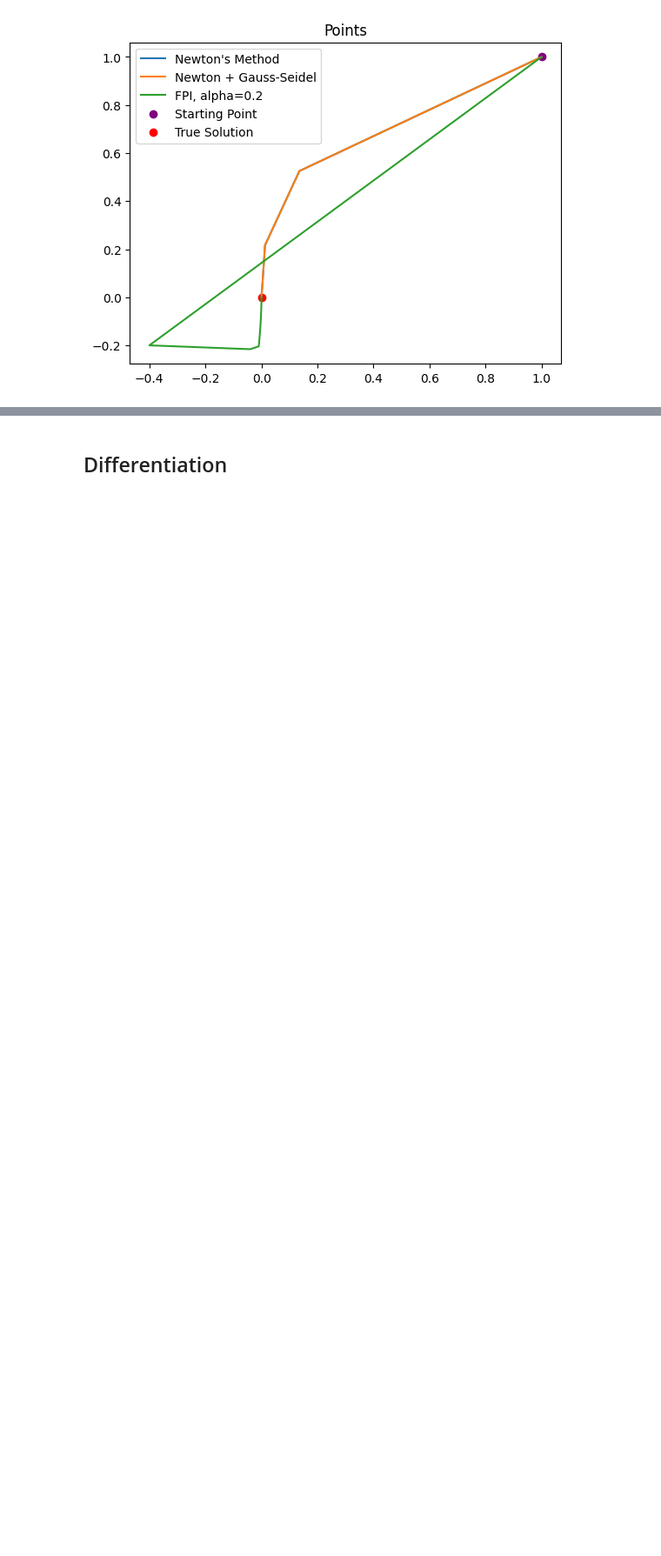
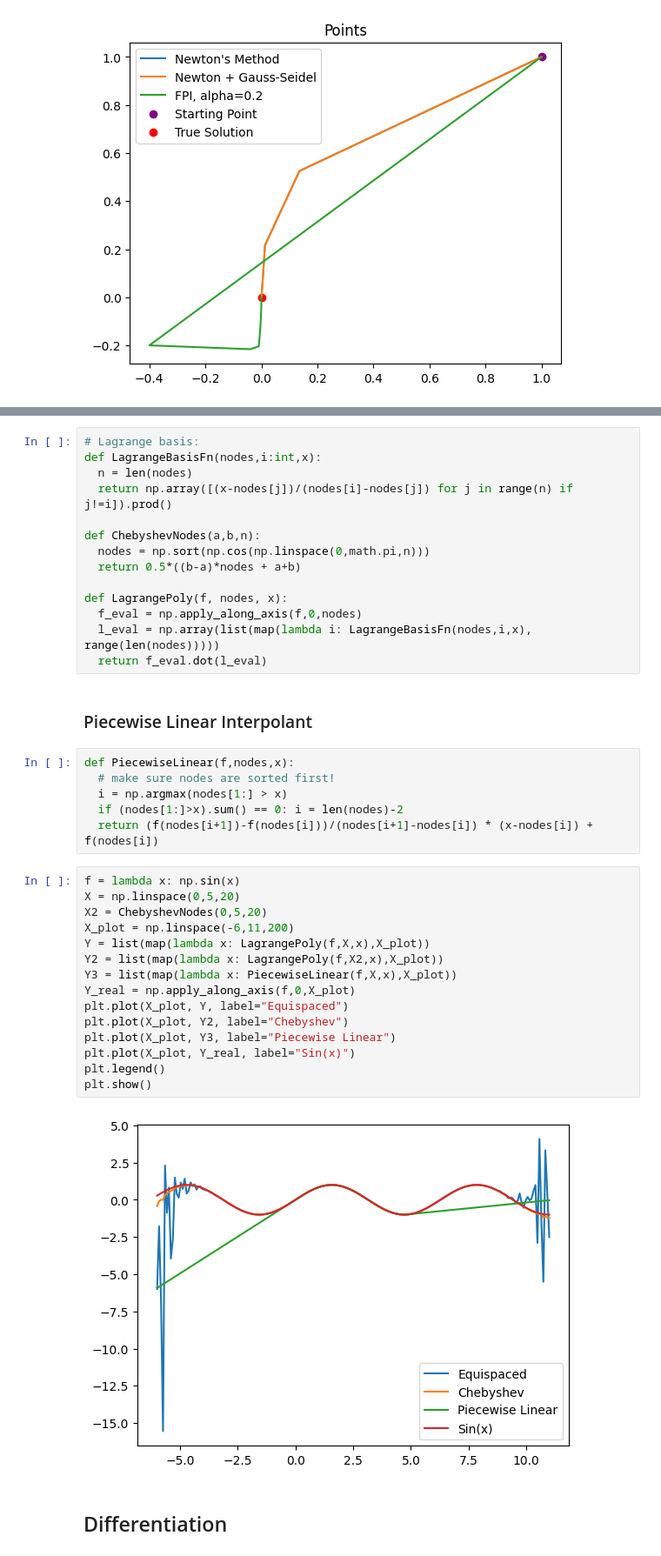
Before and after one commit to WFirmin/Math, a Jupyter notebook: Math.ipynb, the cells around one changed output, grey strips where cells are left out. Shown at 87% size. Drawn from its saved outputs; the diff is of its cells as text; blank space fills up the shorter version.

```diff
--- a/Math.ipynb
+++ b/Math.ipynb
@@ -566,2 +567,41 @@ To be added later
+# %%
+# Lagrange basis:
+def LagrangeBasisFn(nodes,i:int,x):
+  n = len(nodes)
+  return np.array([(x-nodes[j])/(nodes[i]-nodes[j]) for j in range(n) if j!=i]).prod()
+
+def ChebyshevNodes(a,b,n):
+  nodes = np.sort(np.cos(np.linspace(0,math.pi,n)))
+  return 0.5*((b-a)*nodes + a+b)
+
+def LagrangePoly(f, nodes, x):
+  f_eval = np.apply_along_axis(f,0,nodes)
+  l_eval = np.array(list(map(lambda i: LagrangeBasisFn(nodes,i,x), range(len(nodes)))))
+  return f_eval.dot(l_eval)
+# %% [markdown]
+### Piecewise Linear Interpolant
+# %%
+def PiecewiseLinear(f,nodes,x):
+  # make sure nodes are sorted first!
+  i = np.argmax(nodes[1:] > x)
+  if (nodes[1:]>x).sum() == 0: i = len(nodes)-2
+  return (f(nodes[i+1])-f(nodes[i]))/(nodes[i+1]-nodes[i]) * (x-nodes[i]) + f(nodes[i])
+# %%
+f = lambda x: np.sin(x)
+X = np.linspace(0,5,20)
+X2 = ChebyshevNodes(0,5,20)
+X_plot = np.linspace(-6,11,200)
+Y = list(map(lambda x: LagrangePoly(f,X,x),X_plot))
+Y2 = list(map(lambda x: LagrangePoly(f,X2,x),X_plot))
+Y3 = list(map(lambda x: PiecewiseLinear(f,X,x),X_plot))
+Y_real = np.apply_along_axis(f,0,X_plot)
+plt.plot(X_plot, Y, label="Equispaced")
+plt.plot(X_plot, Y2, label="Chebyshev")
+plt.plot(X_plot, Y3, label="Piecewise Linear")
+plt.plot(X_plot, Y_real, label="Sin(x)")
+plt.legend()
+plt.show()
+# %% [output]
+[figure, added]
 # %% [markdown]
 ## Differentiation
```
Also changed, not shown: parts of 26 cells of this notebook.
